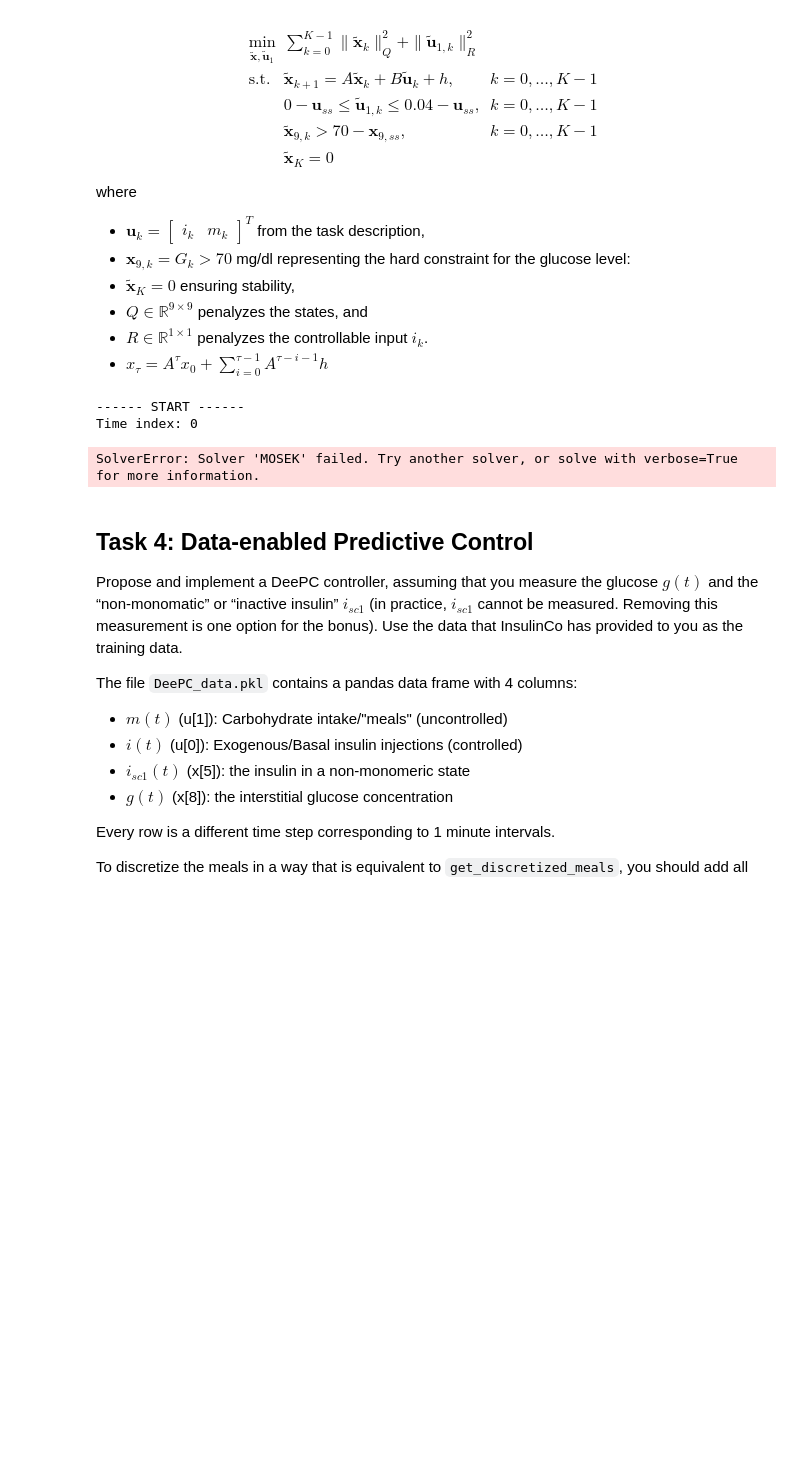
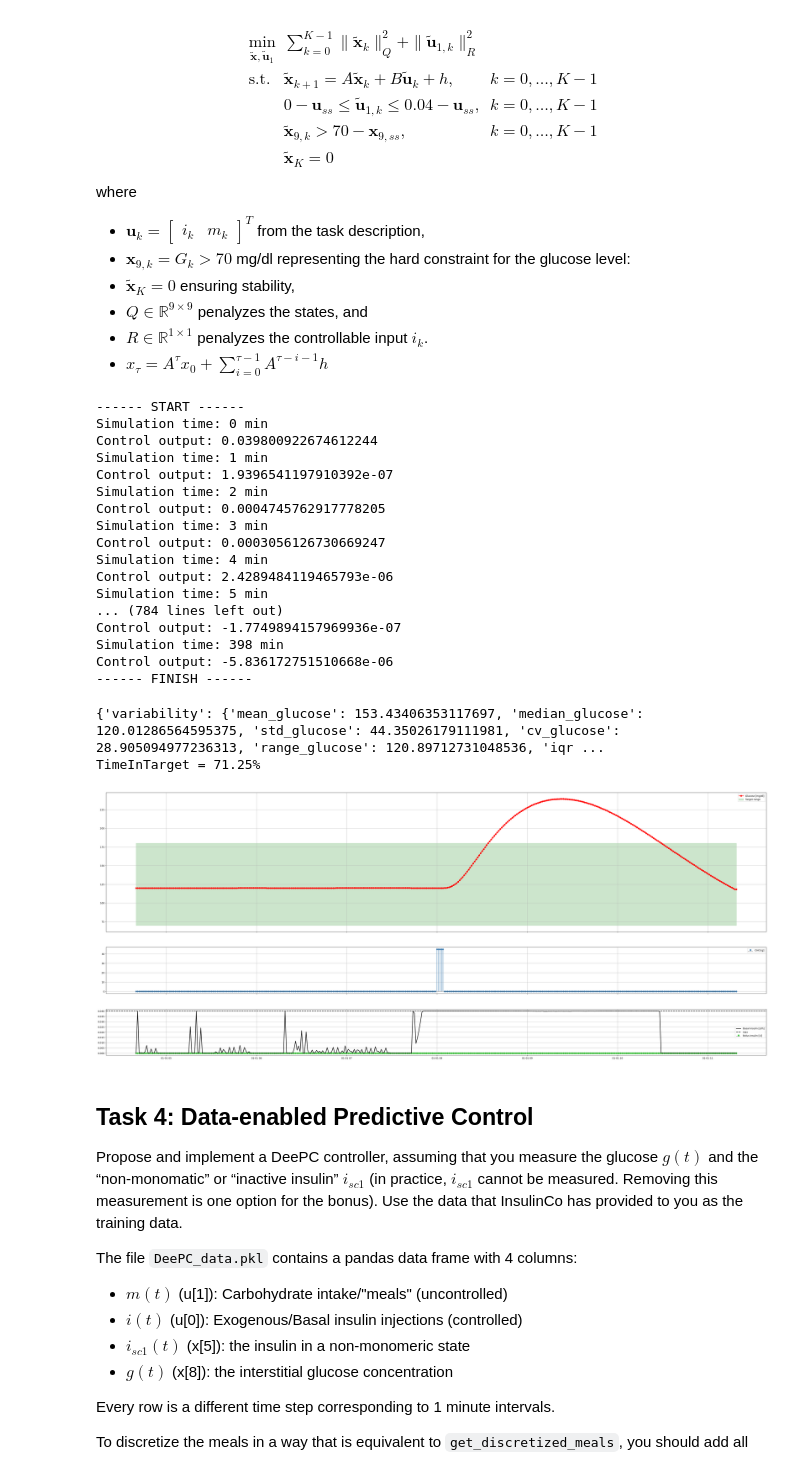
Before and after one commit to Jackmastro/MPC_DeePC_COCO, a Jupyter notebook: COCO2024project.ipynb, the cells around one changed output. Cells and saved outputs as stored; diff of their text form; code cells hidden in the pictures; blank space fills up the shorter version.

```diff
--- a/COCO2024project.ipynb
+++ b/COCO2024project.ipynb
@@ -862,48 +863,64 @@ class TrackingMPC2:
 basal_handler_params = dict()
 
 # Get test data
-# data_given = pd.read_csv('data/default_data.csv') # TODO fare csv per mpc e data_driven
-data_given = pd.read_csv('data/data_cho.csv')
+data_given = pd.read_csv('data/easy_test.csv') # TODO fare csv per mpc e data_driven
+# data_given = pd.read_csv('data/data_cho.csv')
 
 # Instatiating tracking MPC
 Q = np.array([
-    [1, 0, 0, 0, 0, 0, 0, 0, 0],
+    [100, 0, 0, 0, 0, 0, 0, 0, 0],
     [0, 1, 0, 0, 0, 0, 0, 0, 0],
     [0, 0, 1, 0, 0, 0, 0, 0, 0],
     [0, 0, 0, 1, 0, 0, 0, 0, 0],
     [0, 0, 0, 0, 1, 0, 0, 0, 0],
     [0, 0, 0, 0, 0, 1, 0, 0, 0],
     [0, 0, 0, 0, 0, 0, 1, 0, 0],
     [0, 0, 0, 0, 0, 0, 0, 1, 0],
-    [0, 0, 0, 0, 0, 0, 0, 0, 1]
+    [0, 0, 0, 0, 0, 0, 0, 0, 1000]
 ])
-Q = np.eye(9) * 1
 r = np.eye(1) * 1
-K = tau * 1
+K = tau * 4
 tracking_mpc = TrackingMPC(Q, r, K)
 
 # Running the simulation
 print("------ START ------")
 glucose, i, insulin_bolus, m, time = simulate(basal_handler=tracking_mpc.compute_mpc,
                                               basal_handler_params=basal_handler_params,
                                               data_given=data_given,
                                               meal_input_modulation_factor=1)
 print("------ FINISH ------")
 
 data = glucose_time_vectors_to_dataframe(glucose=glucose, t=time)
 
 agata = Agata()
 results = agata.analyze_glucose_profile(data)
 print(results)
 
 TimeInTarget = time_in_target(data)
 print('TimeInTarget = ' + str(TimeInTarget) + '%')
 
 plot_results(glucose=glucose,insulin_bolus=insulin_bolus, i=i, m=m, time=time)
 # %% [output]
 ------ START ------
-Time index: 0
+Simulation time: 0 min
+Control output: 0.039800922674612244
+Simulation time: 1 min
+Control output: 1.9396541197910392e-07
+Simulation time: 2 min
+Control output: 0.0004745762917778205
+Simulation time: 3 min
+Control output: 0.0003056126730669247
+Simulation time: 4 min
+Control output: 2.4289484119465793e-06
+Simulation time: 5 min
+... (784 lines left out)
+Control output: -1.7749894157969936e-07
+Simulation time: 398 min
+Control output: -5.836172751510668e-06
+------ FINISH ------
-SolverError: Solver 'MOSEK' failed. Try another solver, or solve with verbose=True for more information.
+{'variability': {'mean_glucose': 153.43406353117697, 'median_glucose': 120.01286564595375, 'std_glucose': 44.35026179111981, 'cv_glucose': 28.905094977236313, 'range_glucose': 120.89712731048536, 'iqr ...
+TimeInTarget = 71.25%
+[figure, added]
 # %% [markdown]
 ## Task 4: Data-enabled Predictive Control
 
```
Also changed, not shown: parts of 5 cells of this notebook, 1 other file.
